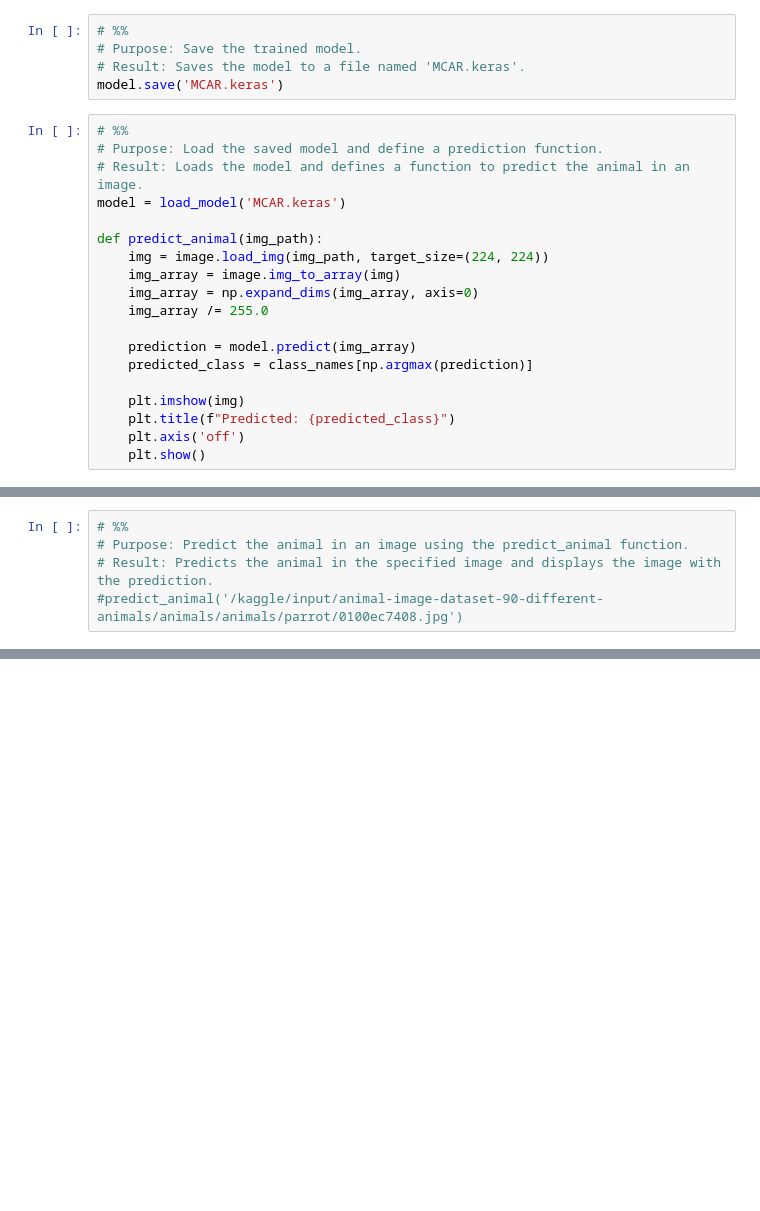
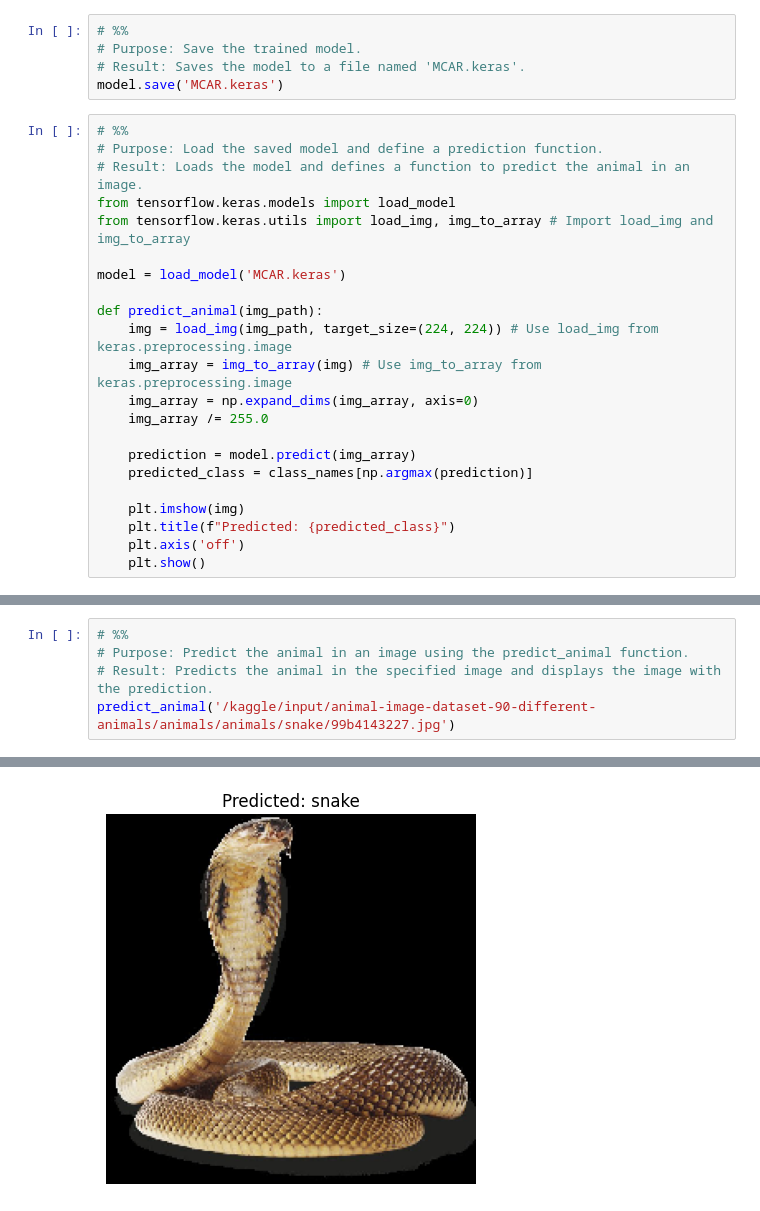
Before and after one commit to narevignesh/Multi-class-animal-recognition, a Jupyter notebook: Multi_class_animal_recognition.ipynb, the cells around one changed output, grey strips where cells are left out. Cells and saved outputs as stored; diff of their text form; blank space fills up the shorter version.

```diff
--- a/Multi_class_animal_recognition.ipynb
+++ b/Multi_class_animal_recognition.ipynb
@@ -272,11 +271,14 @@ model.save('MCAR.keras')
 # %%
 # Purpose: Load the saved model and define a prediction function.
 # Result: Loads the model and defines a function to predict the animal in an image.
+from tensorflow.keras.models import load_model
+from tensorflow.keras.utils import load_img, img_to_array # Import load_img and img_to_array
+
 model = load_model('MCAR.keras')
 
 def predict_animal(img_path):
-    img = image.load_img(img_path, target_size=(224, 224))
-    img_array = image.img_to_array(img)
+    img = load_img(img_path, target_size=(224, 224)) # Use load_img from keras.preprocessing.image
+    img_array = img_to_array(img) # Use img_to_array from keras.preprocessing.image
     img_array = np.expand_dims(img_array, axis=0)
     img_array /= 255.0
 
@@ -296,4 +316,5 @@ os.listdir('/kaggle/input/animal-image-dataset-90-different-animals/animals/anim
 # %%
 # Purpose: Predict the animal in an image using the predict_animal function.
 # Result: Predicts the animal in the specified image and displays the image with the prediction.
-#predict_animal('/kaggle/input/animal-image-dataset-90-different-animals/animals/animals/parrot/0100ec7408.jpg')
+predict_animal('/kaggle/input/animal-image-dataset-90-different-animals/animals/animals/snake/99b4143227.jpg')
+# %% [output]
@@ -299,0 +322 @@ os.listdir('/kaggle/input/animal-image-dataset-90-different-animals/animals/anim
+[figure, added]
```
Also changed, not shown: parts of 8 cells of this notebook.
